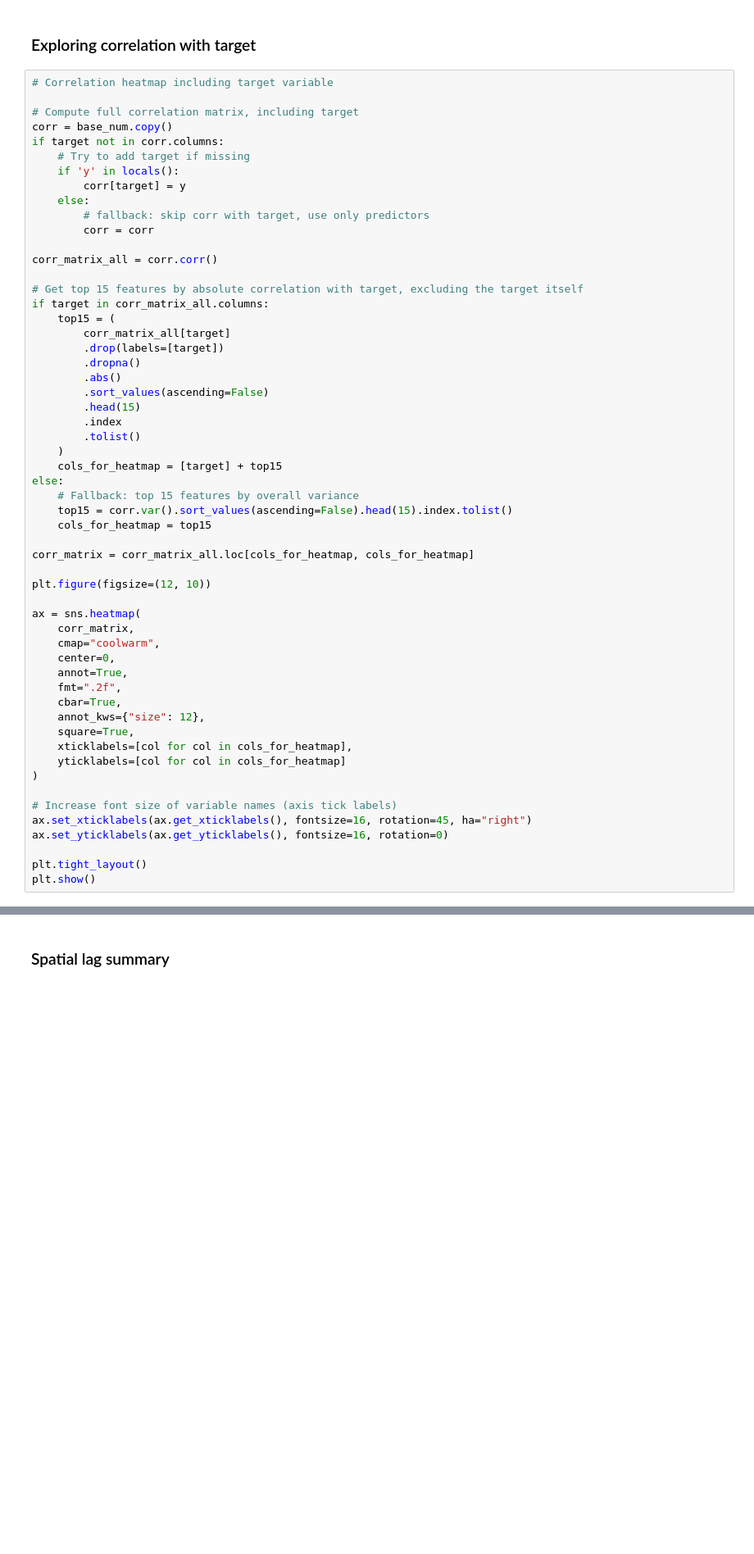
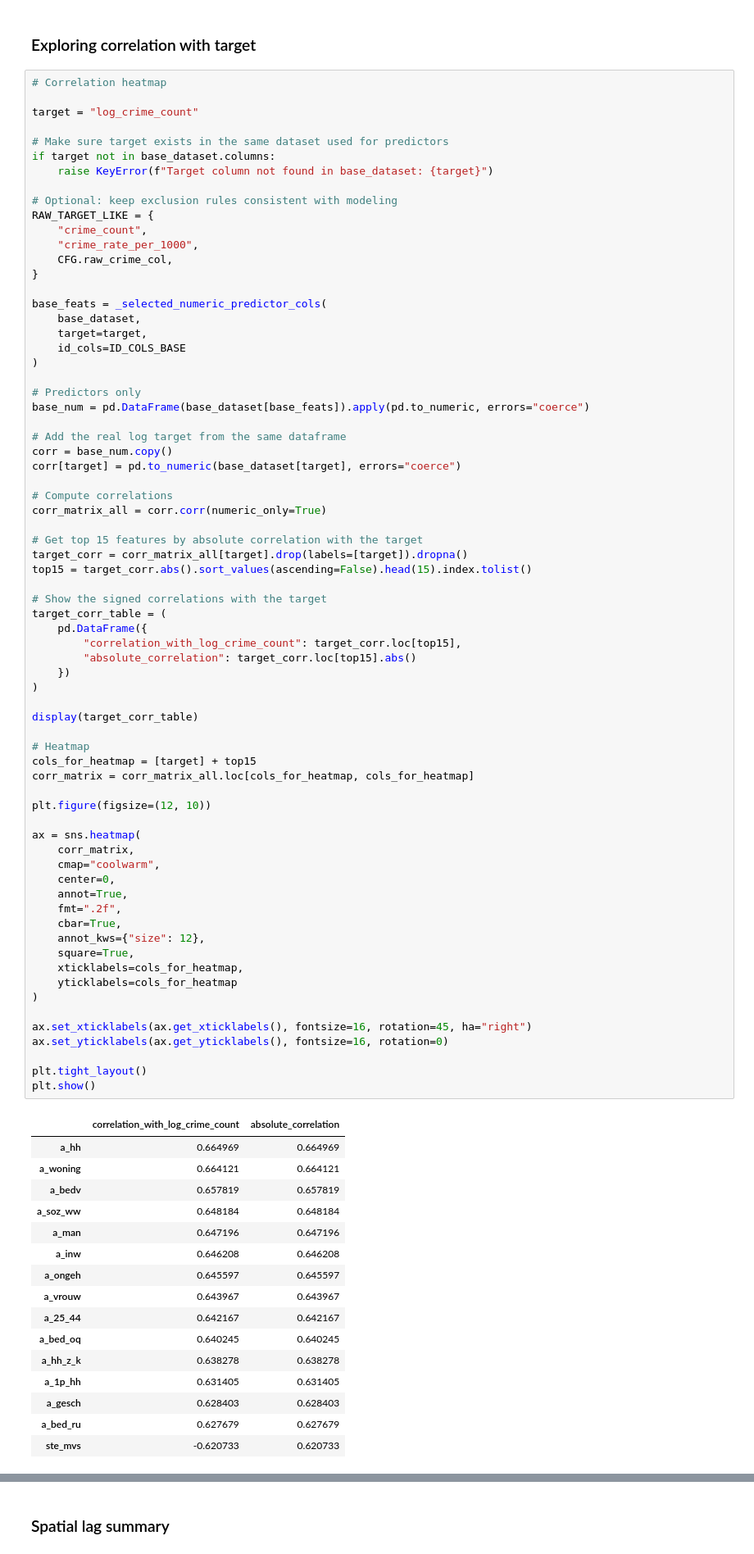
Before and after one commit to aukehilbrands/thesis, a Jupyter notebook: 2_eda_and_preprocessing.ipynb, the cells around one changed output, grey strips where cells are left out. Shown at 82% size. Drawn from its saved outputs; the diff is of its cells as text; blank space fills up the shorter version.

```diff
--- a/2_eda_and_preprocessing.ipynb
+++ b/2_eda_and_preprocessing.ipynb
@@ -850,62 +852,92 @@ dtype: float64
 # %% [markdown]
 ### Exploring correlation with target
 # %%
-# Correlation heatmap including target variable
+# Correlation heatmap
 
-# Compute full correlation matrix, including target
+target = "log_crime_count"
+
+# Make sure target exists in the same dataset used for predictors
+if target not in base_dataset.columns:
+    raise KeyError(f"Target column not found in base_dataset: {target}")
+
+# Optional: keep exclusion rules consistent with modeling
+RAW_TARGET_LIKE = {
+    "crime_count",
+    "crime_rate_per_1000",
+    CFG.raw_crime_col,
+}
+
+base_feats = _selected_numeric_predictor_cols(
+    base_dataset,
+    target=target,
+    id_cols=ID_COLS_BASE
+)
+
+# Predictors only
+base_num = pd.DataFrame(base_dataset[base_feats]).apply(pd.to_numeric, errors="coerce")
+
+# Add the real log target from the same dataframe
 corr = base_num.copy()
-if target not in corr.columns:
-    # Try to add target if missing
-    if 'y' in locals():
-        corr[target] = y
-    else:
-        # fallback: skip corr with target, use only predictors
-        corr = corr
+corr[target] = pd.to_numeric(base_dataset[target], errors="coerce")
 
-corr_matrix_all = corr.corr()
+# Compute correlations
+corr_matrix_all = corr.corr(numeric_only=True)
 
-# Get top 15 features by absolute correlation with target, excluding the target itself
-if target in corr_matrix_all.columns:
-    top15 = (
-        corr_matrix_all[target]
-        .drop(labels=[target])
-        .dropna()
-        .abs()
-        .sort_values(ascending=False)
-        .head(15)
-        .index
-        .tolist()
-    )
-    cols_for_heatmap = [target] + top15
-else:
-    # Fallback: top 15 features by overall variance
-    top15 = corr.var().sort_values(ascending=False).head(15).index.tolist()
-    cols_for_heatmap = top15
+# Get top 15 features by absolute correlation with the target
+target_corr = corr_matrix_all[target].drop(labels=[target]).dropna()
+top15 = target_corr.abs().sort_values(ascending=False).head(15).index.tolist()
 
+# Show the signed correlations with the target
+target_corr_table = (
+    pd.DataFrame({
+        "correlation_with_log_crime_count": target_corr.loc[top15],
+        "absolute_correlation": target_corr.loc[top15].abs()
+    })
+)
+
+display(target_corr_table)
+
+# Heatmap
+cols_for_heatmap = [target] + top15
 corr_matrix = corr_matrix_all.loc[cols_for_heatmap, cols_for_heatmap]
 
 plt.figure(figsize=(12, 10))
 
 ax = sns.heatmap(
     corr_matrix,
     cmap="coolwarm",
     center=0,
     annot=True,
     fmt=".2f",
     cbar=True,
     annot_kws={"size": 12},
     square=True,
-    xticklabels=[col for col in cols_for_heatmap],
-    yticklabels=[col for col in cols_for_heatmap]
+    xticklabels=cols_for_heatmap,
+    yticklabels=cols_for_heatmap
 )
 
-# Increase font size of variable names (axis tick labels)
 ax.set_xticklabels(ax.get_xticklabels(), fontsize=16, rotation=45, ha="right")
 ax.set_yticklabels(ax.get_yticklabels(), fontsize=16, rotation=0)
 
 plt.tight_layout()
 plt.show()
 # %% [output]
+|  | correlation_with_log_crime_count | absolute_correlation |
+| a_hh | 0.664969 | 0.664969 |
+| a_woning | 0.664121 | 0.664121 |
+| a_bedv | 0.657819 | 0.657819 |
+| a_soz_ww | 0.648184 | 0.648184 |
+| a_man | 0.647196 | 0.647196 |
+| a_inw | 0.646208 | 0.646208 |
+| a_ongeh | 0.645597 | 0.645597 |
+| a_vrouw | 0.643967 | 0.643967 |
+| a_25_44 | 0.642167 | 0.642167 |
+| a_bed_oq | 0.640245 | 0.640245 |
+| a_hh_z_k | 0.638278 | 0.638278 |
+| a_1p_hh | 0.631405 | 0.631405 |
+| a_gesch | 0.628403 | 0.628403 |
+| a_bed_ru | 0.627679 | 0.627679 |
+| ste_mvs | -0.620733 | 0.620733 |
 [figure]
 # %% [markdown]
 ### Spatial lag summary
```
Also changed, not shown: parts of 2 cells of this notebook, 13 other files.
